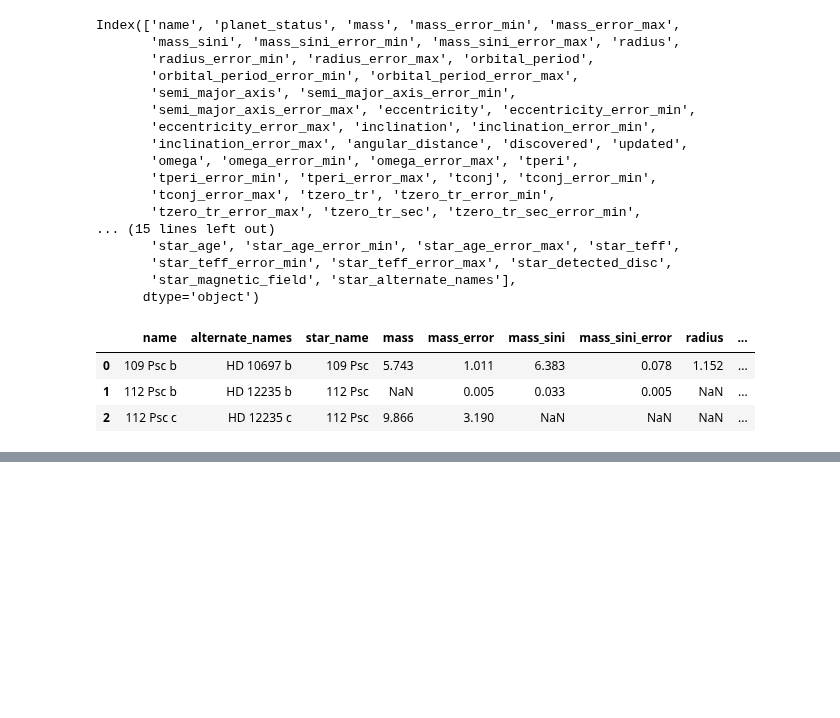
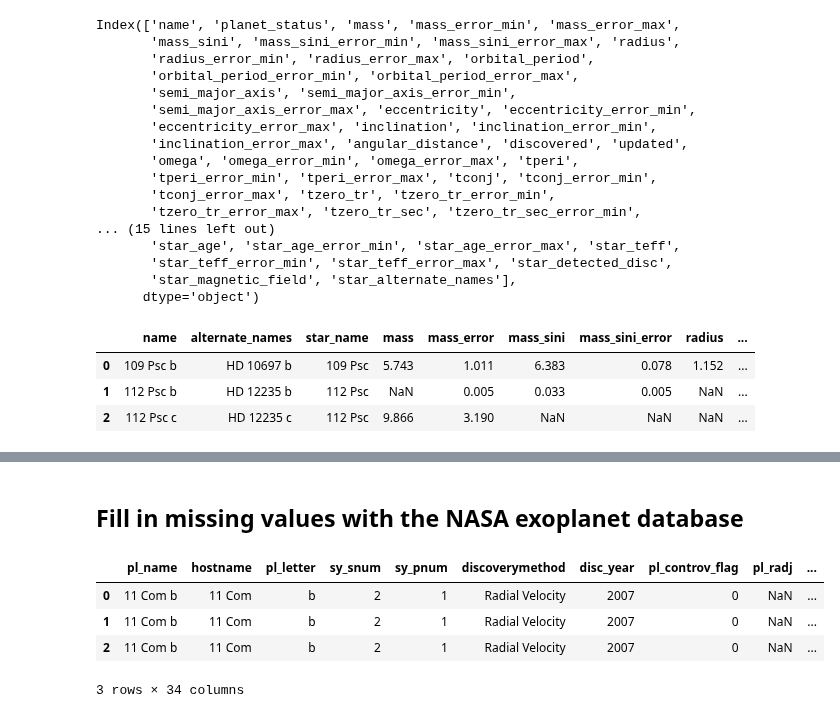
Before and after one commit to chatdanai-s/NATSUME, a Jupyter notebook: validation/Catalog_check/clean_data.ipynb, the cells around one changed output, grey strips where cells are left out. Cells and saved outputs as stored; diff of their text form; code cells hidden in the pictures; blank space fills up the shorter version.

```diff
--- a/validation/Catalog_check/clean_data.ipynb
+++ b/validation/Catalog_check/clean_data.ipynb
@@ -150,0 +264,13 @@ removed_left
+# %% [markdown]
+## Fill in missing values with the NASA exoplanet database
+# %%
+# Import
+NASA_FILENAME = r'data\PS_2026.01.08_23.20.07.csv'
+df_nasa = pd.read_csv(NASA_FILENAME, comment='#')
+df_nasa.head(3)
+# %% [output]
+|  | pl_name | hostname | pl_letter | sy_snum | sy_pnum | discoverymethod | disc_year | pl_controv_flag | pl_radj | ... |
+| 0 | 11 Com b | 11 Com | b | 2 | 1 | Radial Velocity | 2007 | 0 | NaN | ... |
+| 1 | 11 Com b | 11 Com | b | 2 | 1 | Radial Velocity | 2007 | 0 | NaN | ... |
+| 2 | 11 Com b | 11 Com | b | 2 | 1 | Radial Velocity | 2007 | 0 | NaN | ... |
+3 rows × 34 columns
```
Also changed, not shown: parts of 9 cells of this notebook, 10 other files.
